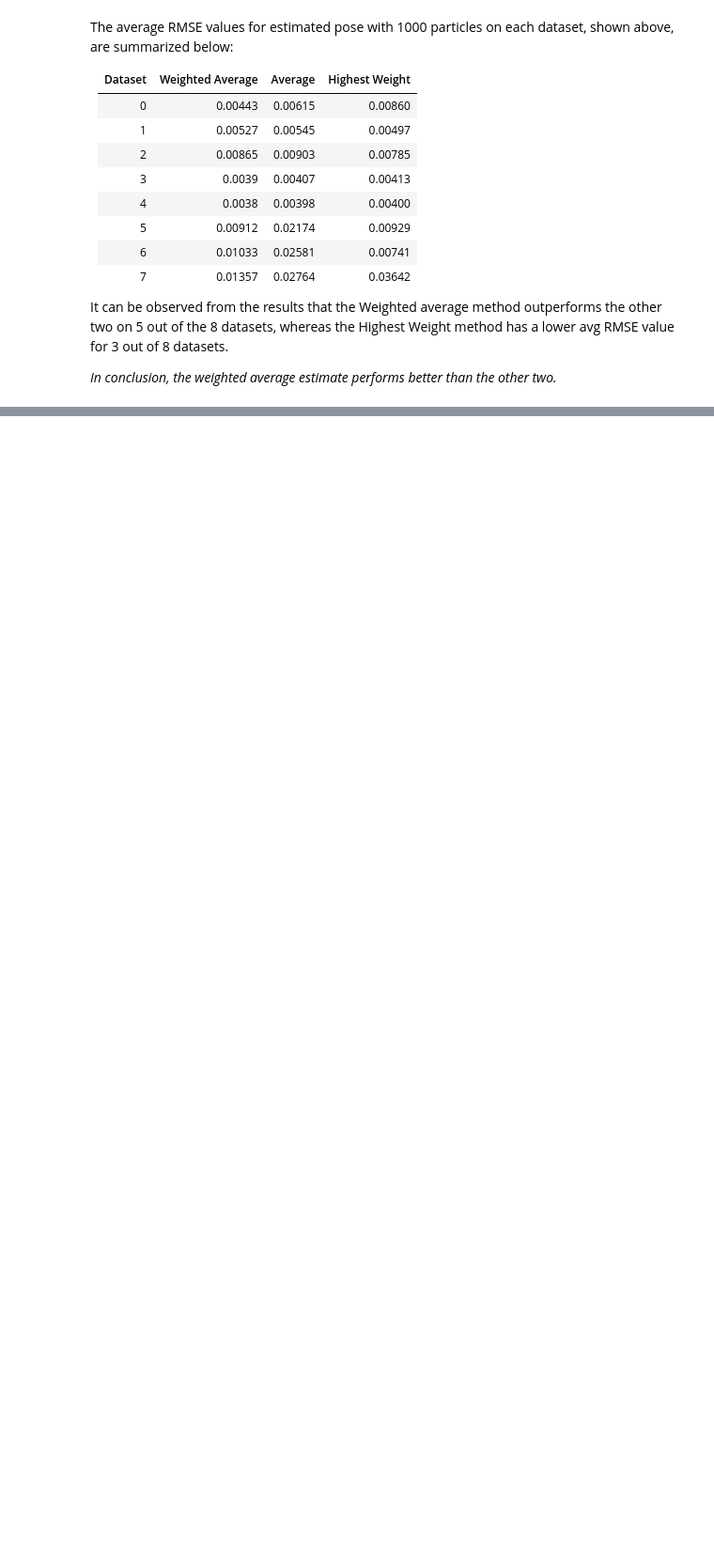
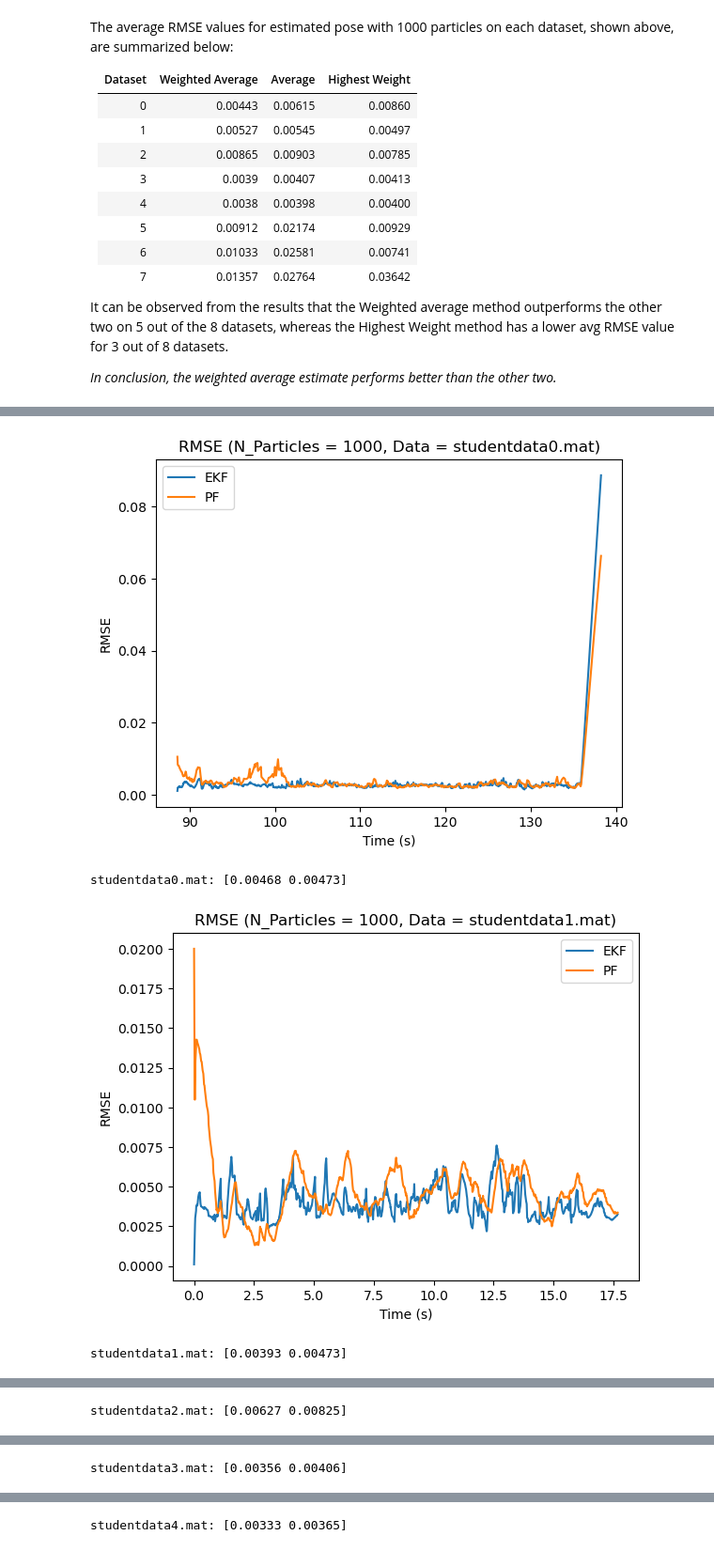
Before and after one commit to Dheerajb07/robot-navigation, a Jupyter notebook: ParticleFilter/PF_Dheeraj.ipynb, the cells around one changed output, grey strips where cells are left out. Shown at 94% size. Cells and saved outputs as stored; diff of their text form; code cells hidden in the pictures; blank space fills up the shorter version.

Commit message:
Final Particle Filter Implementation

```diff
--- a/ParticleFilter/PF_Dheeraj.ipynb
+++ b/ParticleFilter/PF_Dheeraj.ipynb
@@ -205,7 +205,7 @@ M = 1000
 for i in range(8):
     FILENAME = 'studentdata{}.mat'.format(i)
     X1,X2,X3,time_est = pf.ParticleFilter(M,FILENAME,plot_pose=False,rmse=True)
-    rmse1, rmse2, rmse3, avgRMSE = pf.calcRMSE(X1,X2,X3,time_est,FILENAME,M,plot_rmse=True)
+    avgRMSE = pf.calcRMSE(X1,X2,X3,time_est,FILENAME,M,plot_rmse=True)
 # %% [output]
 [figure]
 [figure]
@@ -236,0 +241,15 @@ It can be observed from the results that the Weighted average method outperforms
+# %%
+import numpy as np
+import particle_filter as pf
+count = [250,750,1000,2000,1000,2000,3000,4000,5000]
+rmse = np.full((8,9,3),np.nan)
+for i in range(8):
+    for j in range(len(count)):
+        FILENAME = 'studentdata{}.mat'.format(i)
+        M = count[j]
+        X1,X2,X3,time_est = pf.ParticleFilter(M,FILENAME,plot_pose=False,rmse=True)
+        avgRMSE = pf.calcRMSE(X1,X2,X3,time_est,FILENAME,M,plot_rmse=False)
+        rmse[i,j] = avgRMSE
+    # save rmse values in csv file
+    csv_file = 'studentdata{}_RMSE.csv'.format(i)
+    np.savetxt(csv_file,rmse[i,:,:].T,delimiter=',',fmt='%0.5f')
@@ -236,0 +333,18 @@ It can be observed from the results that the Weighted average method outperforms
+# %%
+from ekf import ExtendedKalmanFilter
+import particle_filter as pf
+
+for i in range(8):
+    filename = 'studentdata{}.mat'.format(i)
+    n_particles = 1000
+
+    X_ekf,_ = ExtendedKalmanFilter(filename)
+    X_pf,_,_,time_est = pf.ParticleFilter(n_particles,filename,plot_pose=False,rmse=True)
+
+    avg_RMSE = pf.ekf_pf_RMSE(X_ekf,X_pf,time_est,filename,n_particles,plot_rmse=True)
+    print('{}: {}'.format(filename,avg_RMSE))
+# %% [output]
+[figure, added]
+studentdata0.mat: [0.00468 0.00473]
+[figure, added]
+studentdata1.mat: [0.00393 0.00473]
@@ -236,0 +352 @@ It can be observed from the results that the Weighted average method outperforms
+studentdata2.mat: [0.00627 0.00825]
@@ -236,0 +354 @@ It can be observed from the results that the Weighted average method outperforms
+studentdata3.mat: [0.00356 0.00406]
@@ -236,0 +356 @@ It can be observed from the results that the Weighted average method outperforms
+studentdata4.mat: [0.00333 0.00365]
```
Also changed, not shown: parts of 9 cells of this notebook, 11 other files.
